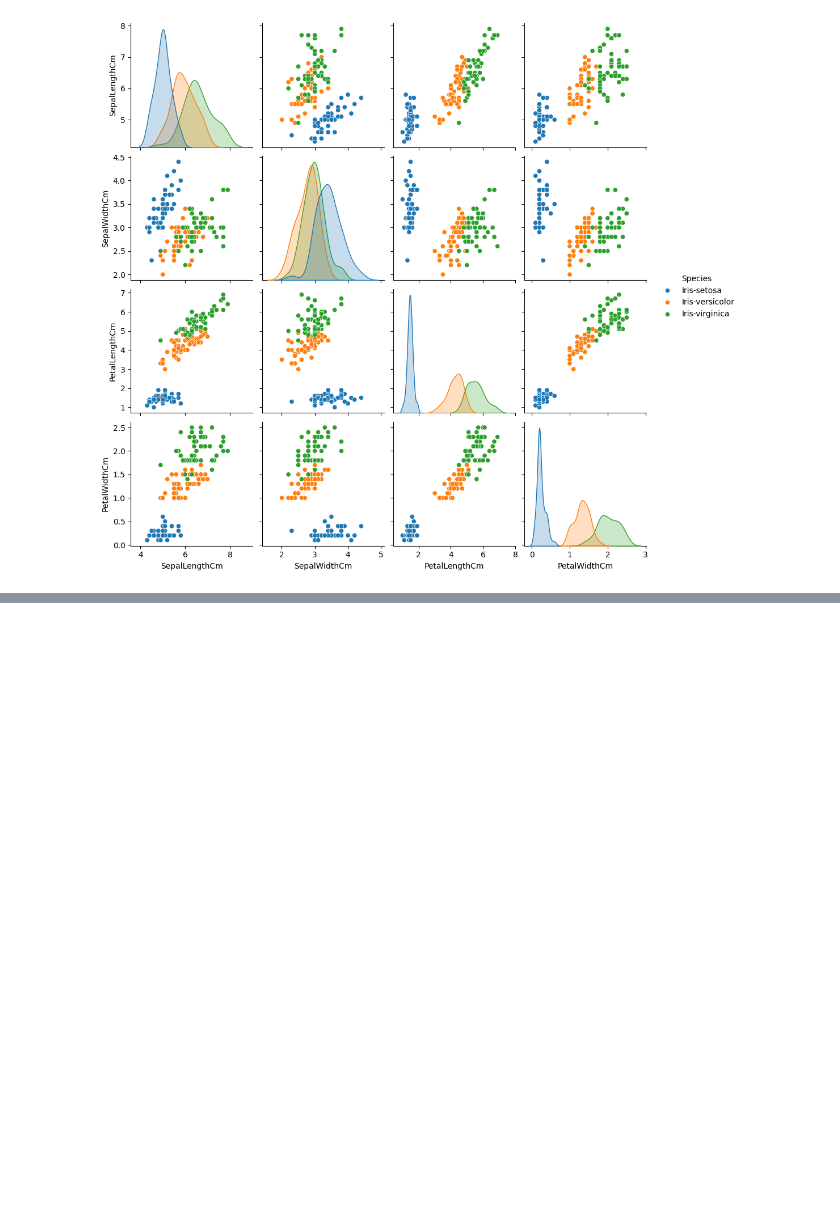
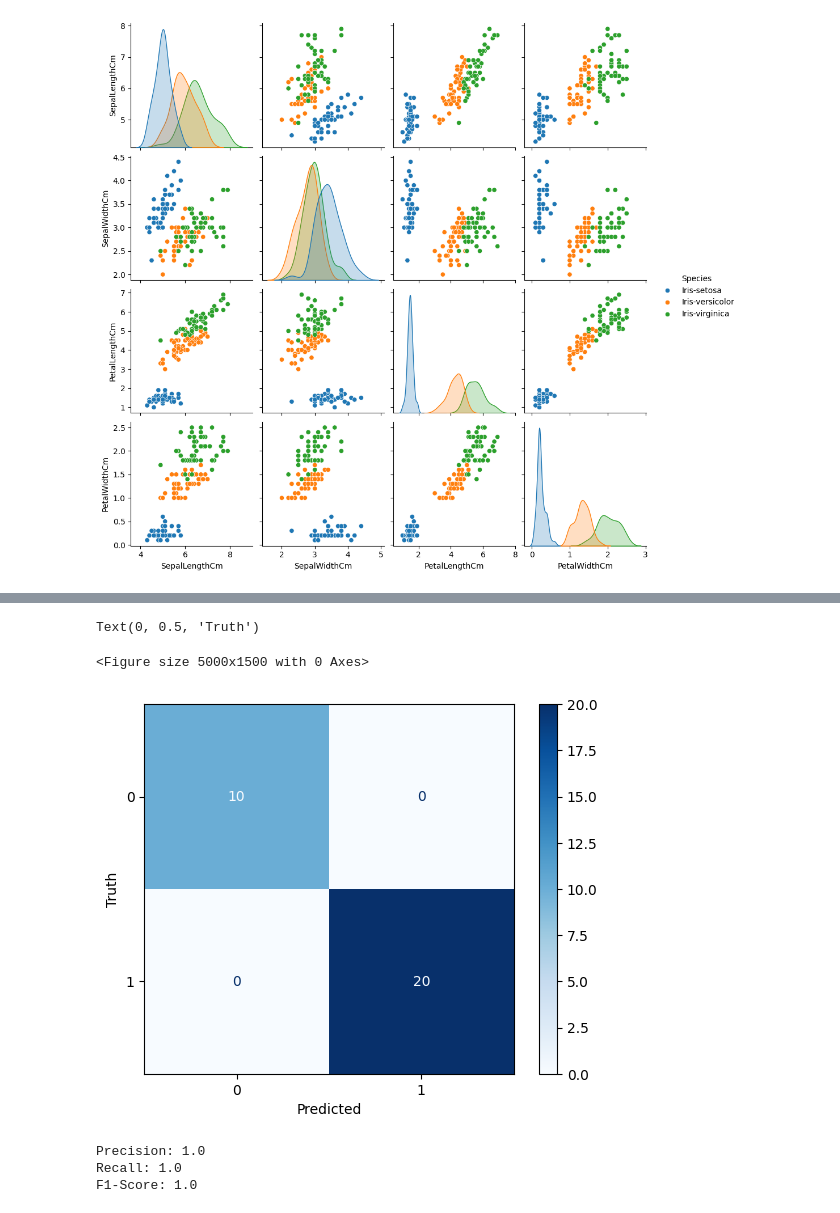
Before and after one commit to Laobena/Bootcamp, a Jupyter notebook: Bootcamp_Task/Task 19/iris_logistic_regression.ipynb, the cells around one changed output, grey strips where cells are left out. Drawn from its saved outputs; the diff is of its cells as text; code cells hidden in the pictures; blank space fills up the shorter version.

```diff
--- a/Bootcamp_Task/Task 19/iris_logistic_regression.ipynb
+++ b/Bootcamp_Task/Task 19/iris_logistic_regression.ipynb
@@ -109,0 +126,14 @@ sns.heatmap(corr, annot=True, cmap='coolwarm')
+# %%
+# Splitting the data into training and testing sets
+X_train, X_test, y_train, y_test = train_test_split(X, y, test_size=0.2, random_state=42)
+# %%
+# Normalize the features
+scaler = StandardScaler()
+X_train_scaled = scaler.fit_transform(X_train)
+X_test_scaled = scaler.transform(X_test)
+# %%
+# Initialize the Logistic regression model
+log_reg = LogisticRegression()
+
+#Fit the logistic regression model
+log_reg.fit(X_train_scaled, y_train)
@@ -109,0 +142,3 @@ sns.heatmap(corr, annot=True, cmap='coolwarm')
+# %%
+# Predict the model
+y_pred = log_reg.predict(X_test_scaled)
@@ -109,0 +168,35 @@ sns.heatmap(corr, annot=True, cmap='coolwarm')
+# %%
+# Confusion Matrix
+cm = confusion_matrix(y_pred, y_test,labels=log_reg.classes_)
+# Heatmap visualisation of confusion matrix
+disp = ConfusionMatrixDisplay(confusion_matrix=cm,display_labels=log_reg.classes_)
+plt.figure(figsize=(50, 15))
+disp.plot(cmap='Blues')
+plt.xlabel('Predicted')
+plt.ylabel('Truth')
+# %% [output]
+Text(0, 0.5, 'Truth')
+<Figure size 5000x1500 with 0 Axes>
+[figure, added]
+# %%
+# Calculate precision, recall, and other metrics from the confusion matrix
+true_positives = 10
+true_negatives = 20
+false_positives = 0
+false_negatives = 0
+
+
+# Calculate precision
+precision = true_positives / (true_positives + false_positives)
+# Calculate recall
+recall = true_positives / (true_positives + false_negatives)
+# Calculate F1-score
+f1_score = 2 * (precision * recall) / (precision + recall)
+# Display the results
+print(f"Precision: {precision}")
+print(f"Recall: {precision}")
+print(f"F1-Score: {f1_score}")
+# %% [output]
+Precision: 1.0
+Recall: 1.0
+F1-Score: 1.0
```
Also changed, not shown: parts of 21 cells of this notebook, 43 other files.
